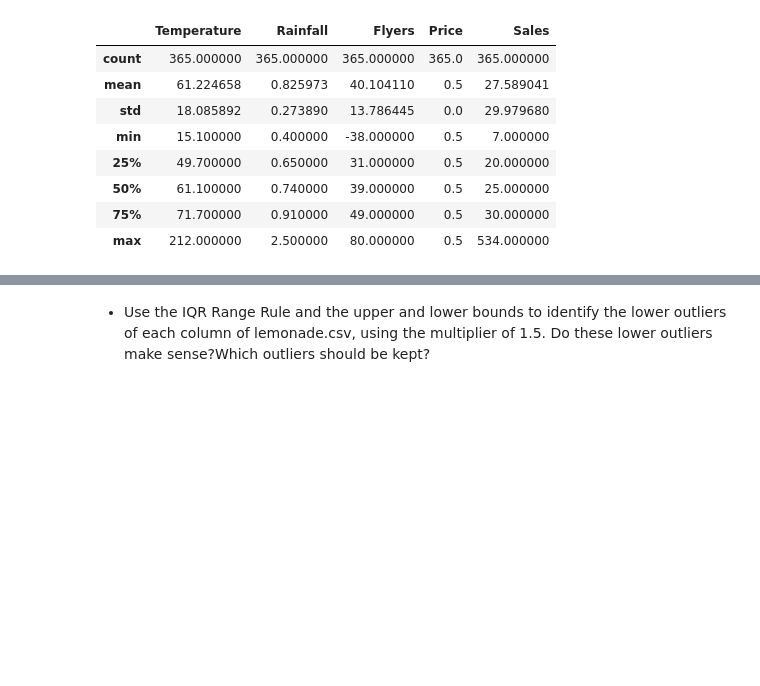
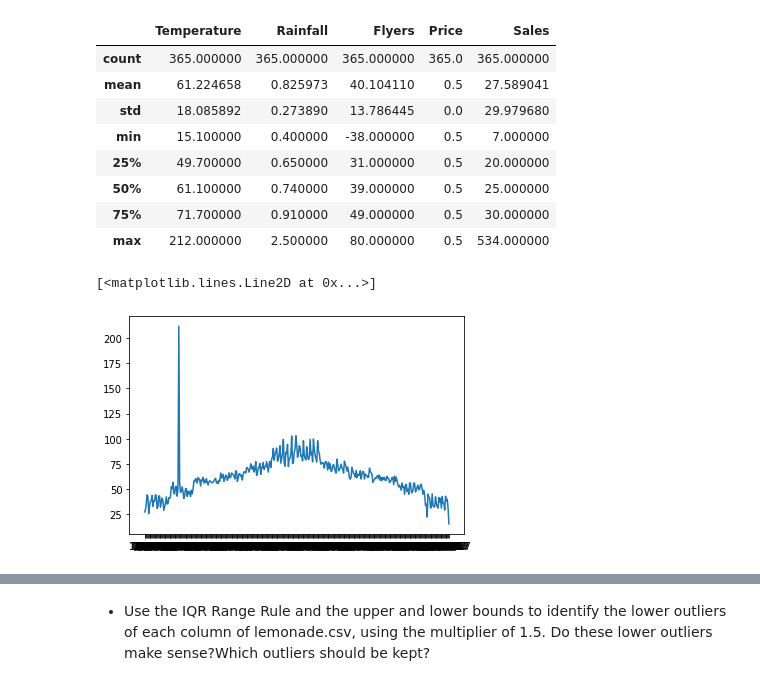
Before and after one commit to davidwederstrandtsr/anomaly-detection, a Jupyter notebook: continuous_probabilistic_methods.ipynb, the cells around one changed output, grey strips where cells are left out. Saved outputs shown, nothing was run; the diff lists cells and outputs as text; code cells hidden in the pictures; blank space fills up the shorter version.

```diff
--- a/continuous_probabilistic_methods.ipynb
+++ b/continuous_probabilistic_methods.ipynb
@@ -49,3 +49,8 @@ lemonade.describe()
 | 50% | 61.100000 | 0.740000 | 39.000000 | 0.5 | 25.000000 |
 | 75% | 71.700000 | 0.910000 | 49.000000 | 0.5 | 30.000000 |
 | max | 212.000000 | 2.500000 | 80.000000 | 0.5 | 534.000000 |
+# %%
+plt.plot(lemonade.Date, lemonade.Temperature)
+# %% [output]
+[<matplotlib.lines.Line2D at 0x...>]
+[figure, added]
```
Also changed, not shown: parts of 54 cells of this notebook.
